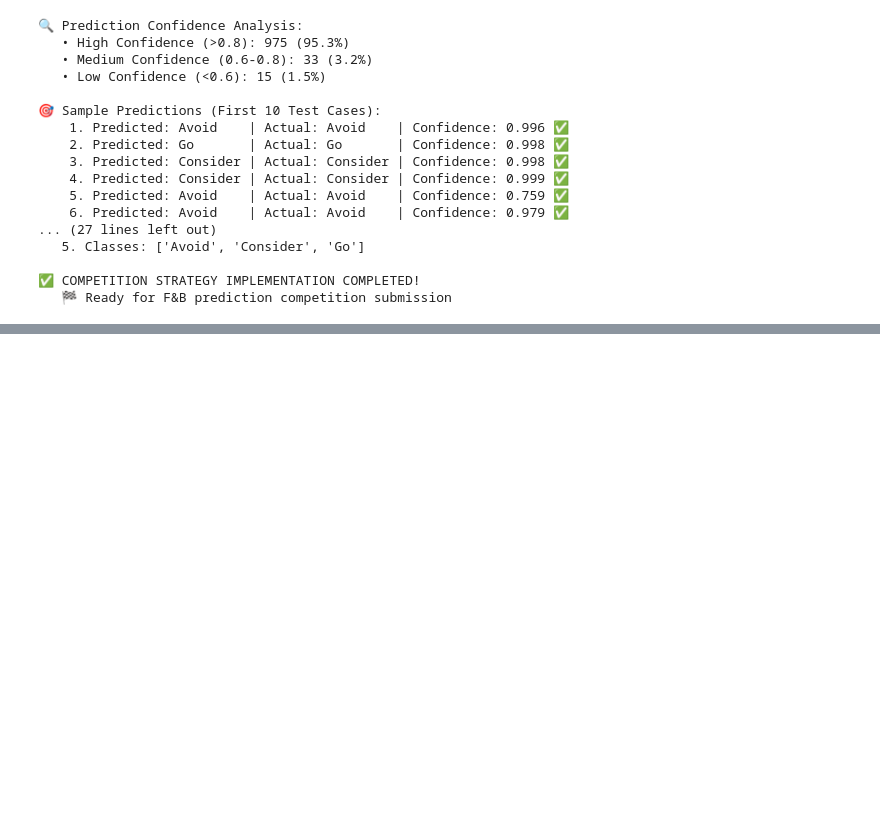
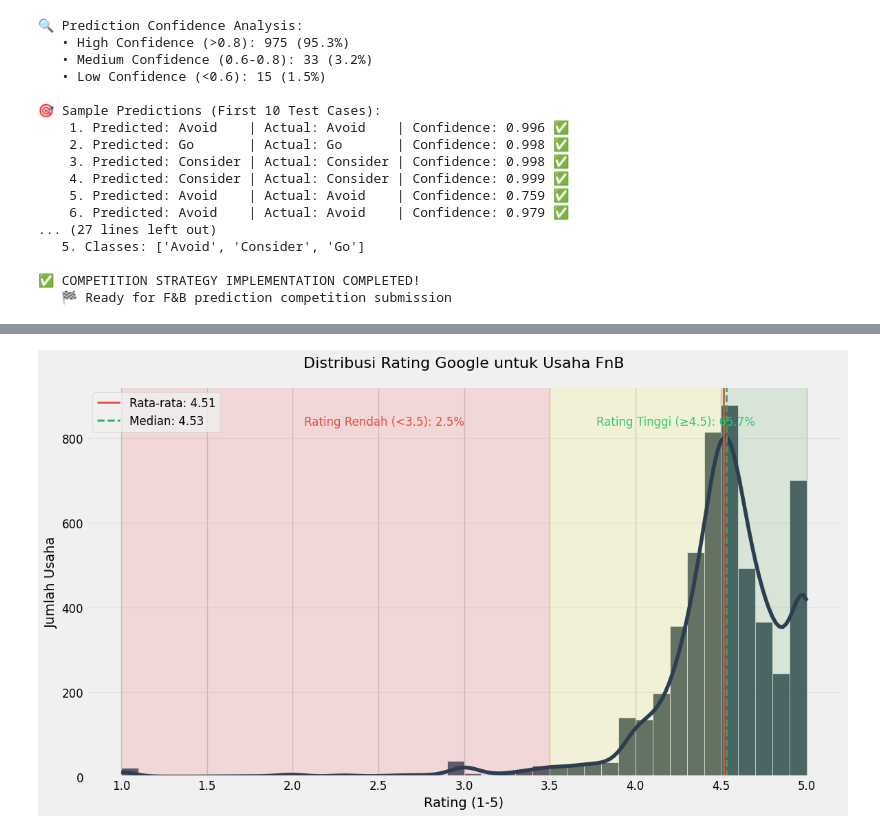
Before and after one commit to Dho99/ai-business-impact-predictor, a Jupyter notebook: EDA/new_training_with_google_maps_data.ipynb, the cells around one changed output, grey strips where cells are left out. Drawn from its saved outputs; the diff is of its cells as text; code cells hidden in the pictures; blank space fills up the shorter version.

```diff
--- a/EDA/new_training_with_google_maps_data.ipynb
+++ b/EDA/new_training_with_google_maps_data.ipynb
@@ -2379,0 +1683,61 @@ weighted avg       0.98      0.98      0.98      1023
+# %%
+# 1. Distribusi Rating Usaha FnB
+import matplotlib.pyplot as plt
+import seaborn as sns
+import numpy as np
+import pandas as pd
+
+# Set style
+plt.style.use('fivethirtyeight')
+sns.set_palette("viridis")
+
+fig, ax = plt.subplots(figsize=(12, 7))
+
+# Check if df exists, otherwise use df_enriched
+try:
+    data = df if 'df' in locals() else df_enriched
+except:
+    # If neither exist, load from file
+    data = pd.read_csv('../datasets/enriched_training_dataset.csv')
+
+# Create histogram of ratings
+bins = np.arange(1, 5.1, 0.1)  # from 1.0 to 5.0 in 0.1 steps
+sns.histplot(data=data, x='google_rating', bins=bins, kde=True,
+             color='#2C3E50', alpha=0.8, ax=ax)
+
+# Compute some statistics
+mean_rating = data['google_rating'].mean()
+median_rating = data['google_rating'].median()
+top_rating_pct = (data['google_rating'] >= 4.5).mean() * 100
+poor_rating_pct = (data['google_rating'] < 3.5).mean() * 100
+
+# Add statistics to plot
+ax.axvline(mean_rating, color='#E74C3C', linestyle='-', linewidth=2,
+           label=f'Rata-rata: {mean_rating:.2f}')
+ax.axvline(median_rating, color='#27AE60', linestyle='--', linewidth=2,
+           label=f'Median: {median_rating:.2f}')
+
+# Annotations
+ax.text(4.7, ax.get_ylim()[1]*0.9, f"Rating Tinggi (≥4.5): {top_rating_pct:.1f}%",
+        fontsize=12, color='#2ECC71', ha='right')
+ax.text(3.0, ax.get_ylim()[1]*0.9, f"Rating Rendah (<3.5): {poor_rating_pct:.1f}%",
+        fontsize=12, color='#E74C3C', ha='right')
+
+# Styling
+ax.set_title('Distribusi Rating Google untuk Usaha FnB', fontsize=16, pad=20)
+ax.set_xlabel('Rating (1-5)', fontsize=14)
+ax.set_ylabel('Jumlah Usaha', fontsize=14)
+ax.tick_params(axis='both', labelsize=12)
+ax.grid(axis='y', alpha=0.3)
+ax.legend(fontsize=12)
+
+# Add color zones
+ax.axvspan(4.5, 5.0, alpha=0.1, color='green', label='Excellent')
+ax.axvspan(3.5, 4.5, alpha=0.1, color='yellow', label='Good')
+ax.axvspan(1.0, 3.5, alpha=0.1, color='red', label='Poor')
+
+plt.tight_layout()
+plt.savefig('../results/Rating_Distribution_Analysis.png', dpi=300, bbox_inches='tight')
+plt.show()
+# %% [output]
+[figure, added]
```
Also changed, not shown: parts of 32 cells of this notebook, 10 other files.
